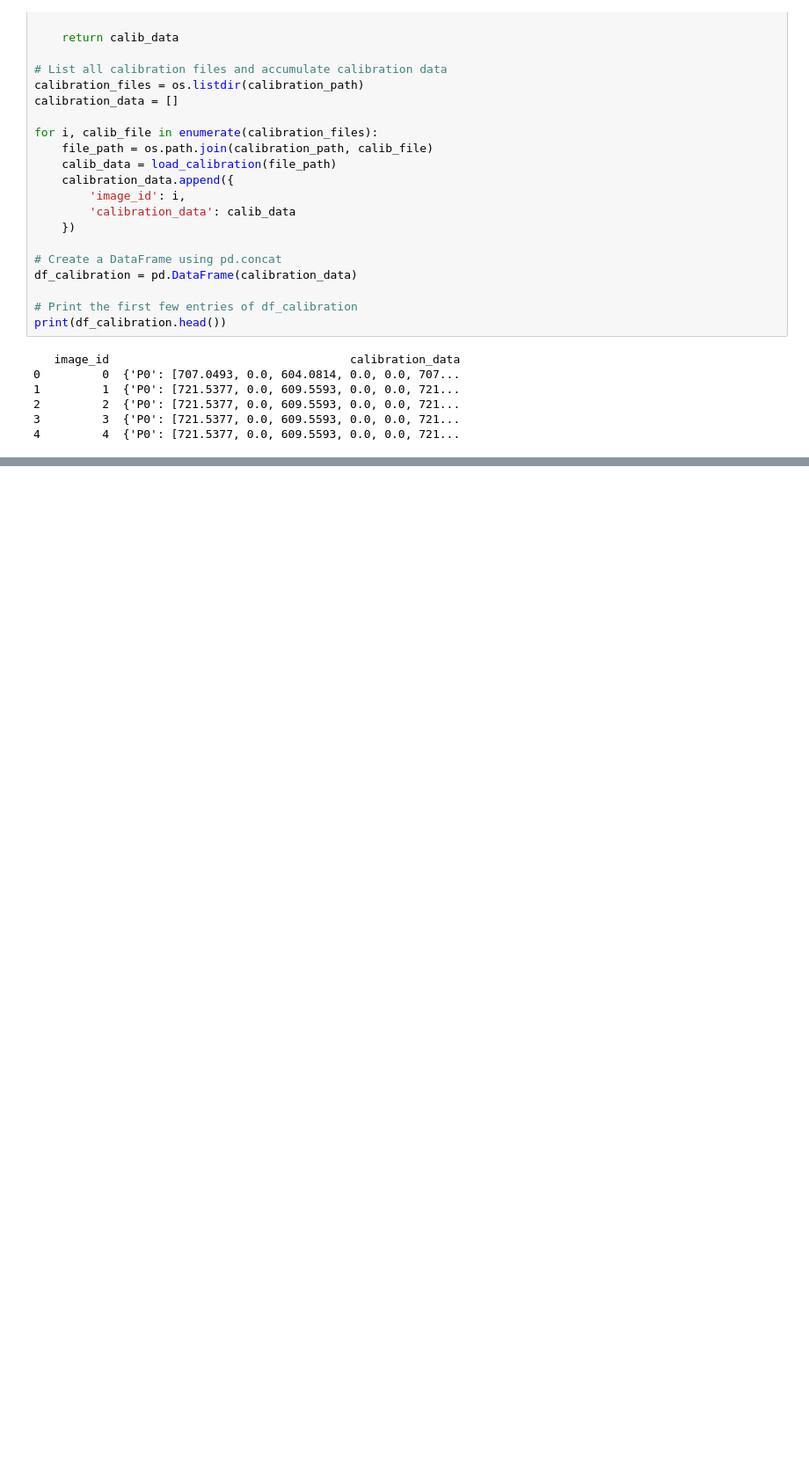
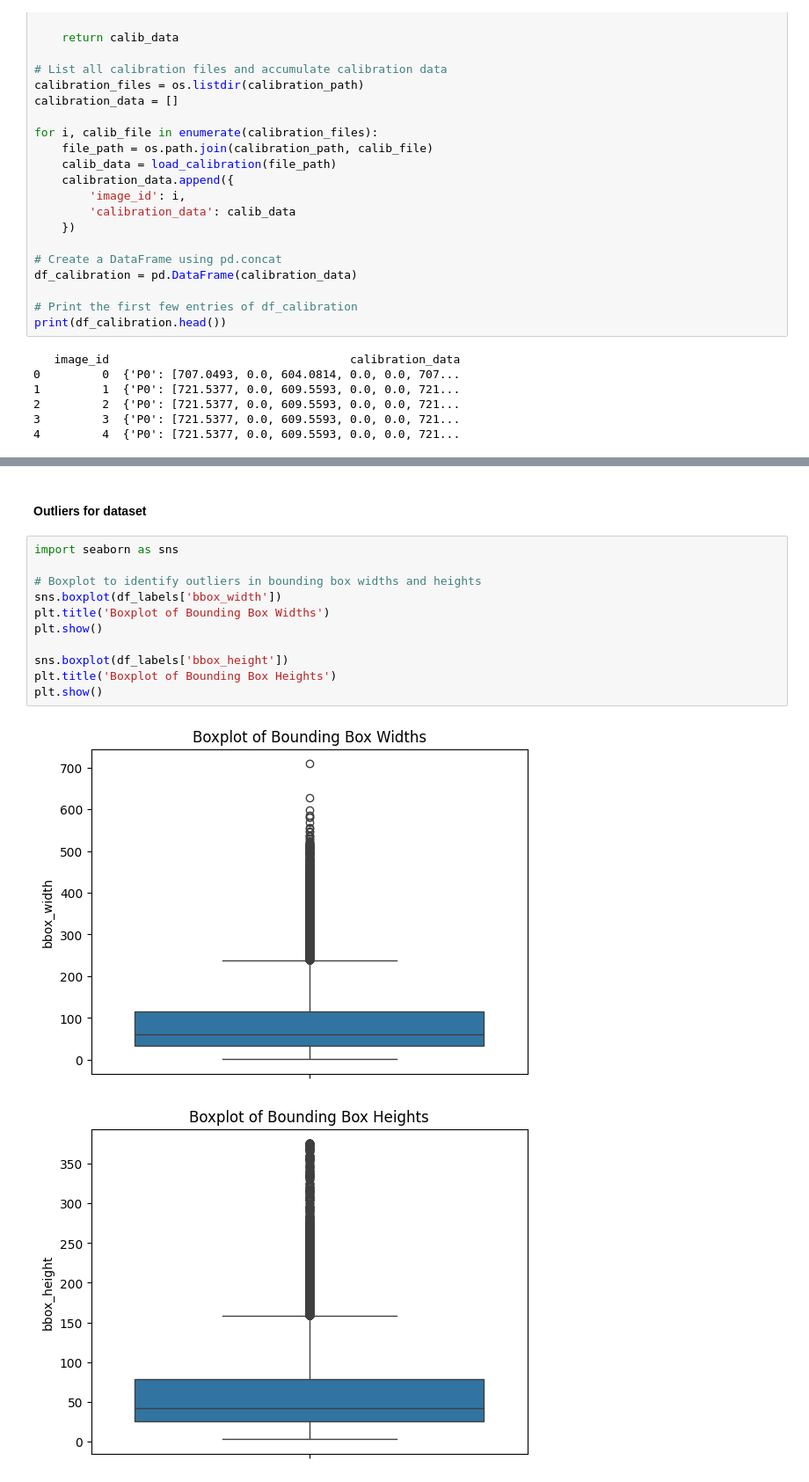
Before and after one commit to osvaldosun97/RobotShuttle, a Jupyter notebook: EDA-KITTI.ipynb, the cells around one changed output, grey strips where cells are left out. Shown at 88% size. Drawn from its saved outputs; the diff is of its cells as text; blank space fills up the shorter version.

```diff
--- a/EDA-KITTI.ipynb
+++ b/EDA-KITTI.ipynb
@@ -128,0 +308,16 @@ print(df_calibration.head())
+# %% [markdown]
+#### Outliers for dataset
+# %%
+import seaborn as sns
+
+# Boxplot to identify outliers in bounding box widths and heights
+sns.boxplot(df_labels['bbox_width'])
+plt.title('Boxplot of Bounding Box Widths')
+plt.show()
+
+sns.boxplot(df_labels['bbox_height'])
+plt.title('Boxplot of Bounding Box Heights')
+plt.show()
+# %% [output]
+[figure, added]
+[figure, added]
```
Also changed, not shown: parts of 33 cells of this notebook.
